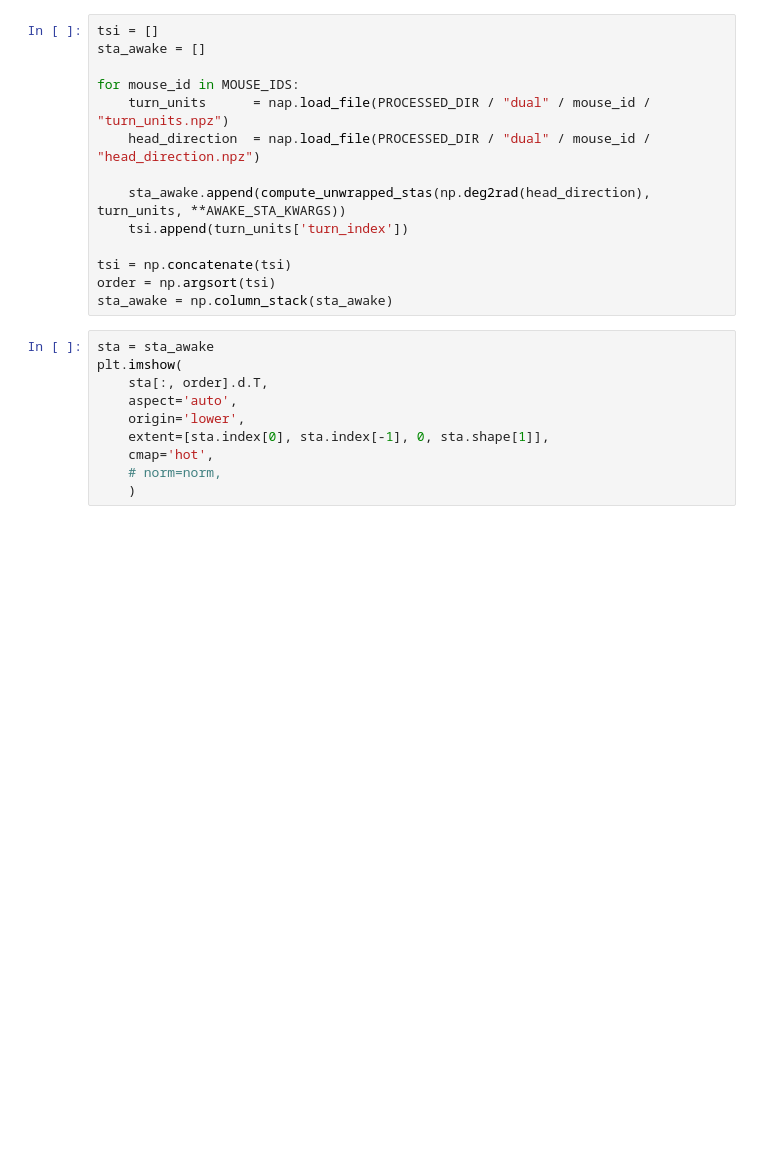
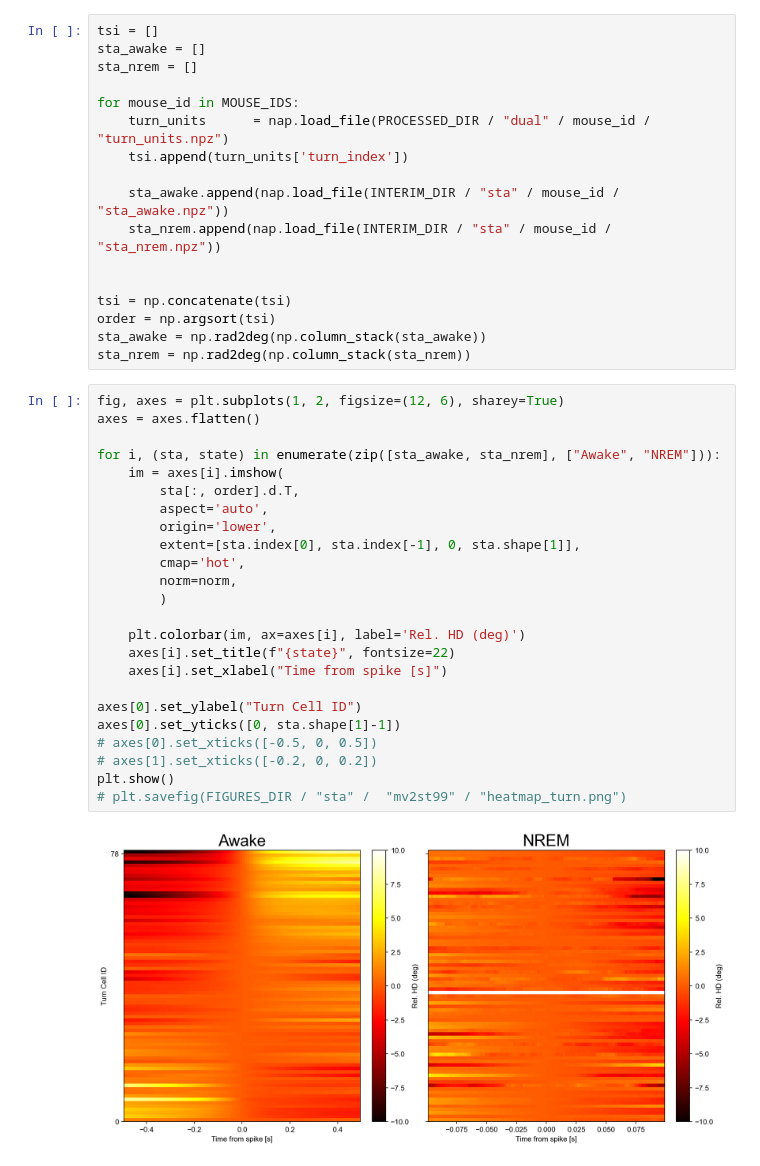
Before and after one commit to Senzai-Lab/nrem_analysis, a Jupyter notebook: notebooks/dual_recordings/unwrapped_sta.ipynb, the cells around one changed output. Saved outputs shown, nothing was run; the diff lists cells and outputs as text; blank space fills up the shorter version.

Commit message:
visualize sta

```diff
--- a/notebooks/dual_recordings/unwrapped_sta.ipynb
+++ b/notebooks/dual_recordings/unwrapped_sta.ipynb
@@ -62,24 +25,43 @@ def compute_unwrapped_stas(
 # %%
 tsi = []
 sta_awake = []
+sta_nrem = []
 
 for mouse_id in MOUSE_IDS:
     turn_units      = nap.load_file(PROCESSED_DIR / "dual" / mouse_id / "turn_units.npz")
-    head_direction  = nap.load_file(PROCESSED_DIR / "dual" / mouse_id / "head_direction.npz")
+    tsi.append(turn_units['turn_index'])
 
-    sta_awake.append(compute_unwrapped_stas(np.deg2rad(head_direction), turn_units, **AWAKE_STA_KWARGS))
-    tsi.append(turn_units['turn_index'])
+    sta_awake.append(nap.load_file(INTERIM_DIR / "sta" / mouse_id / "sta_awake.npz"))
+    sta_nrem.append(nap.load_file(INTERIM_DIR / "sta" / mouse_id / "sta_nrem.npz"))
+
 
 tsi = np.concatenate(tsi)
 order = np.argsort(tsi)
-sta_awake = np.column_stack(sta_awake)
+sta_awake = np.rad2deg(np.column_stack(sta_awake))
+sta_nrem = np.rad2deg(np.column_stack(sta_nrem))
 # %%
-sta = sta_awake
-plt.imshow(
-    sta[:, order].d.T,
-    aspect='auto',
-    origin='lower',
-    extent=[sta.index[0], sta.index[-1], 0, sta.shape[1]],
-    cmap='hot',
-    # norm=norm,
-    )
+fig, axes = plt.subplots(1, 2, figsize=(12, 6), sharey=True)
+axes = axes.flatten()
+
+for i, (sta, state) in enumerate(zip([sta_awake, sta_nrem], ["Awake", "NREM"])):
+    im = axes[i].imshow(
+        sta[:, order].d.T,
+        aspect='auto',
+        origin='lower',
+        extent=[sta.index[0], sta.index[-1], 0, sta.shape[1]],
+        cmap='hot',
+        norm=norm,
+        )
+
+    plt.colorbar(im, ax=axes[i], label='Rel. HD (deg)')
+    axes[i].set_title(f"{state}", fontsize=22)
+    axes[i].set_xlabel("Time from spike [s]")
+
+axes[0].set_ylabel("Turn Cell ID")
+axes[0].set_yticks([0, sta.shape[1]-1])
+# axes[0].set_xticks([-0.5, 0, 0.5])
+# axes[1].set_xticks([-0.2, 0, 0.2])
+plt.show()
+# plt.savefig(FIGURES_DIR / "sta" /  "mv2st99" / "heatmap_turn.png")
+# %% [output]
+[figure, added]
```
Also changed, not shown: parts of 2 cells of this notebook.
